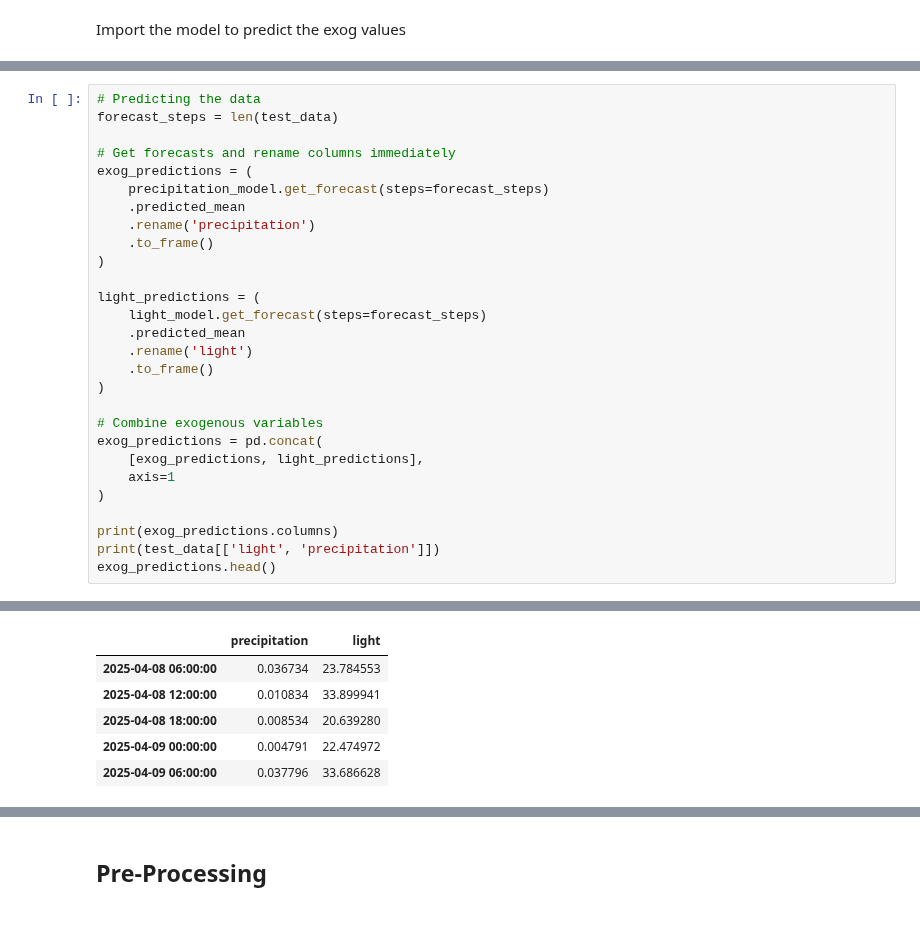
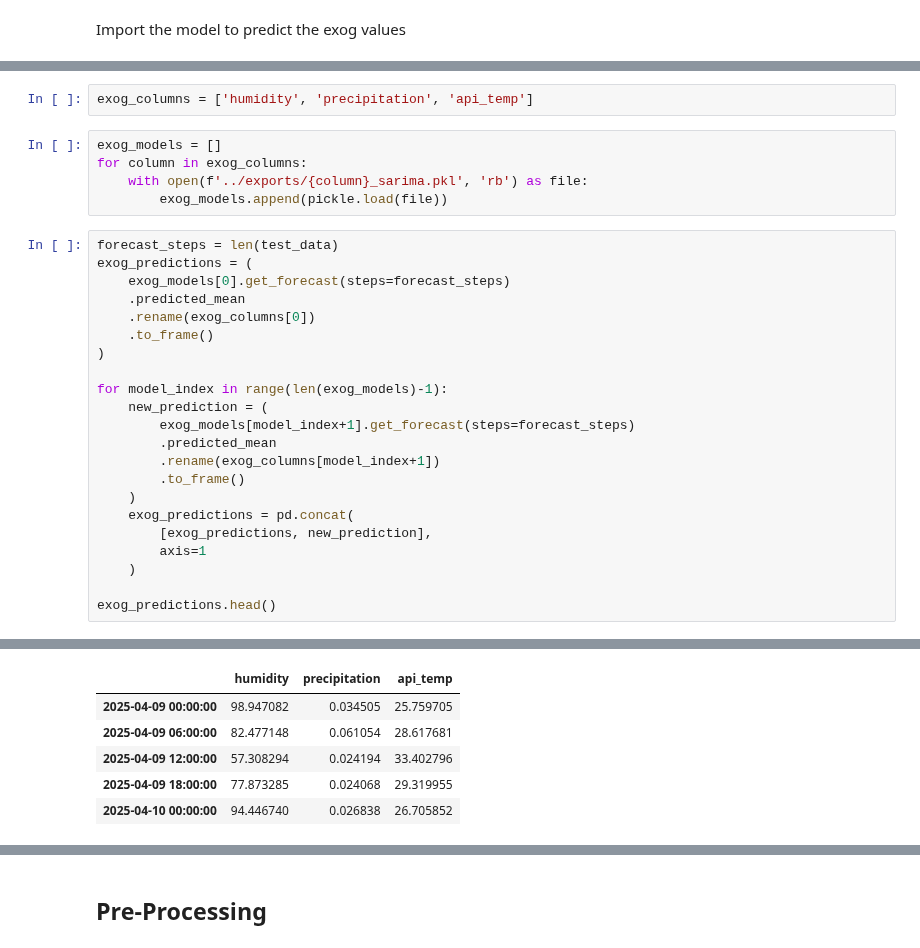
Before and after one commit to Jangsoodlor/smart-plant-pot-model, a Jupyter notebook: training/arimax.ipynb, the cells around one changed output, grey strips where cells are left out. Cells and saved outputs as stored; diff of their text form; blank space fills up the shorter version.

```diff
--- a/training/arimax.ipynb
+++ b/training/arimax.ipynb
@@ -236,29 +196,30 @@ Warnings:
+# %%
+exog_columns = ['humidity', 'precipitation', 'api_temp']
+# %%
+exog_models = []
+for column in exog_columns:
+    with open(f'../exports/{column}_sarima.pkl', 'rb') as file:
+        exog_models.append(pickle.load(file))
 # %%
-# Predicting the data
 forecast_steps = len(test_data)
-
-# Get forecasts and rename columns immediately
 exog_predictions = (
-    precipitation_model.get_forecast(steps=forecast_steps)
+    exog_models[0].get_forecast(steps=forecast_steps)
     .predicted_mean
-    .rename('precipitation')
+    .rename(exog_columns[0])
     .to_frame()
 )
 
-light_predictions = (
-    light_model.get_forecast(steps=forecast_steps)
-    .predicted_mean
-    .rename('light')
-    .to_frame()
-)
+for model_index in range(len(exog_models)-1):
+    new_prediction = (
+        exog_models[model_index+1].get_forecast(steps=forecast_steps)
+        .predicted_mean
+        .rename(exog_columns[model_index+1])
+        .to_frame()
+    )
+    exog_predictions = pd.concat(
+        [exog_predictions, new_prediction],
+        axis=1
+    )
 
-# Combine exogenous variables
-exog_predictions = pd.concat(
-    [exog_predictions, light_predictions],
-    axis=1
-)
-
-print(exog_predictions.columns)
-print(test_data[['light', 'precipitation']])
 exog_predictions.head()
 # %% [output]
@@ -277,8 +226,8 @@ ts
-|  | precipitation | light |
-| 2025-04-08 06:00:00 | 0.036734 | 23.784553 |
-| 2025-04-08 12:00:00 | 0.010834 | 33.899941 |
-| 2025-04-08 18:00:00 | 0.008534 | 20.639280 |
-| 2025-04-09 00:00:00 | 0.004791 | 22.474972 |
-| 2025-04-09 06:00:00 | 0.037796 | 33.686628 |
+|  | humidity | precipitation | api_temp |
+| 2025-04-09 00:00:00 | 98.947082 | 0.034505 | 25.759705 |
+| 2025-04-09 06:00:00 | 82.477148 | 0.061054 | 28.617681 |
+| 2025-04-09 12:00:00 | 57.308294 | 0.024194 | 33.402796 |
+| 2025-04-09 18:00:00 | 77.873285 | 0.024068 | 29.319955 |
+| 2025-04-10 00:00:00 | 94.446740 | 0.026838 | 26.705852 |
 # %%
 print("Training exog stats:")
```
Also changed, not shown: parts of 7 cells of this notebook, 10 other files.
